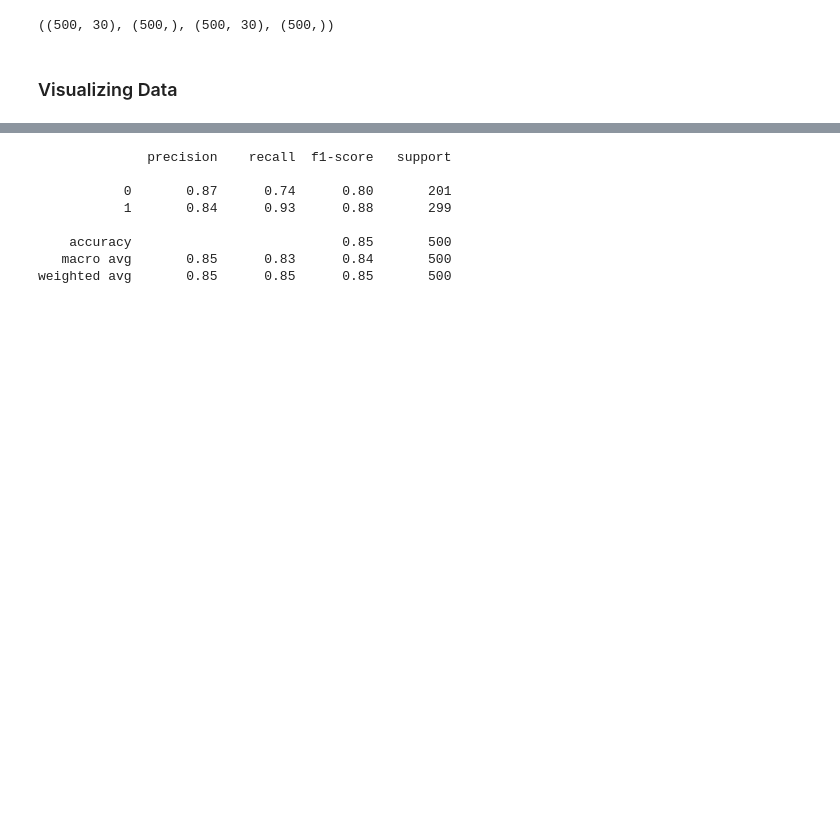
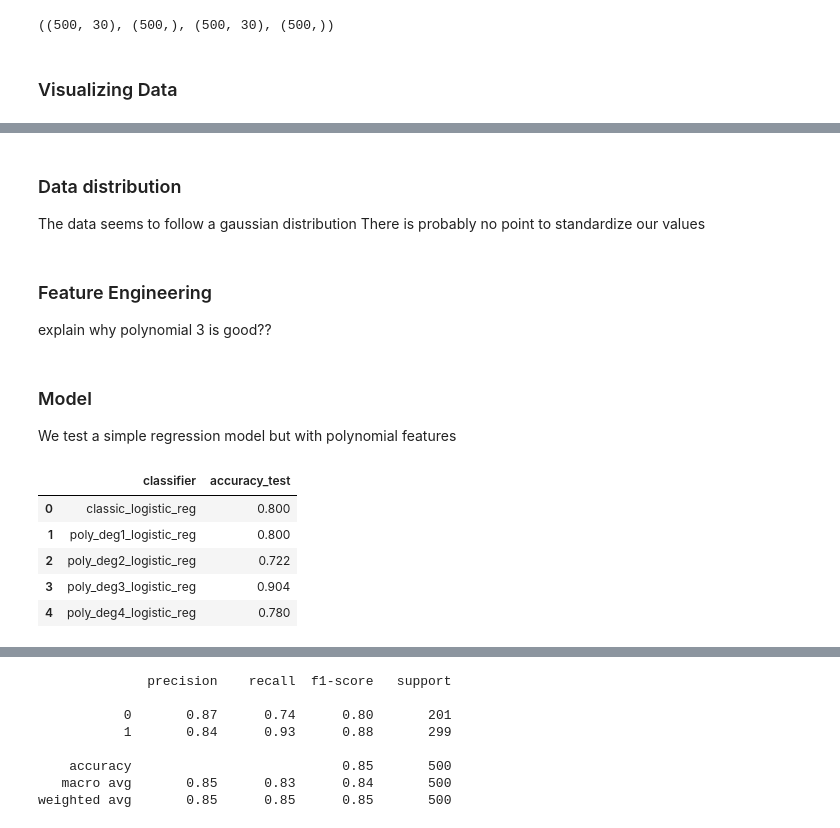
Before and after one commit to lea-margery/FTML-Project, a Jupyter notebook: Exercice5_classification_given_dataset/test.ipynb, the cells around one changed output, grey strips where cells are left out. Cells and saved outputs as stored; diff of their text form; code cells hidden in the pictures; blank space fills up the shorter version.

```diff
--- a/Exercice5_classification_given_dataset/test.ipynb
+++ b/Exercice5_classification_given_dataset/test.ipynb
@@ -33,0 +55,38 @@ X_train.shape, y_test.shape, X_test.shape, y_test.shape
+# %% [markdown]
+### Data distribution
+The data seems to follow a gaussian distribution There is probably no point to standardize our values
+# %% [markdown]
+### Feature Engineering
+ explain why polynomial 3 is good??
+# %% [markdown]
+### Model
+We test a simple regression model but with polynomial features
+# %%
+result_accuracy = []
+
+def logistic_regression_model(result_accuracy, X_train, y_train, X_test, name):
+    logistic_model = LogisticRegression(max_iter=1000)
+    logistic_model.fit(X_train, y_train)
+    y_pred_logistic = logistic_model.predict(X_test)
+    logistic_accuracy = accuracy_score(y_test, y_pred_logistic)
+    result_accuracy.append([name, logistic_accuracy])
+
+logistic_regression_model(result_accuracy, X_train, y_train, X_test, name="classic_logistic_reg")
+
+for i in range(1, 5):
+    poly = PolynomialFeatures(degree=i)
+    X_train_poly = poly.fit_transform(X_train)
+    X_test_poly = poly.transform(X_test)
+
+    logistic_regression_model(result_accuracy, X_train_poly, y_train, X_test_poly, name=f"poly_deg{i}_logistic_reg")
+
+
+results_df = pd.DataFrame(result_accuracy, columns=["classifier", "accuracy_test"])
+results_df
+# %% [output]
+|  | classifier | accuracy_test |
+| 0 | classic_logistic_reg | 0.800 |
+| 1 | poly_deg1_logistic_reg | 0.800 |
+| 2 | poly_deg2_logistic_reg | 0.722 |
+| 3 | poly_deg3_logistic_reg | 0.904 |
+| 4 | poly_deg4_logistic_reg | 0.780 |
```
Also changed, not shown: parts of 12 cells of this notebook, 6 other files.
